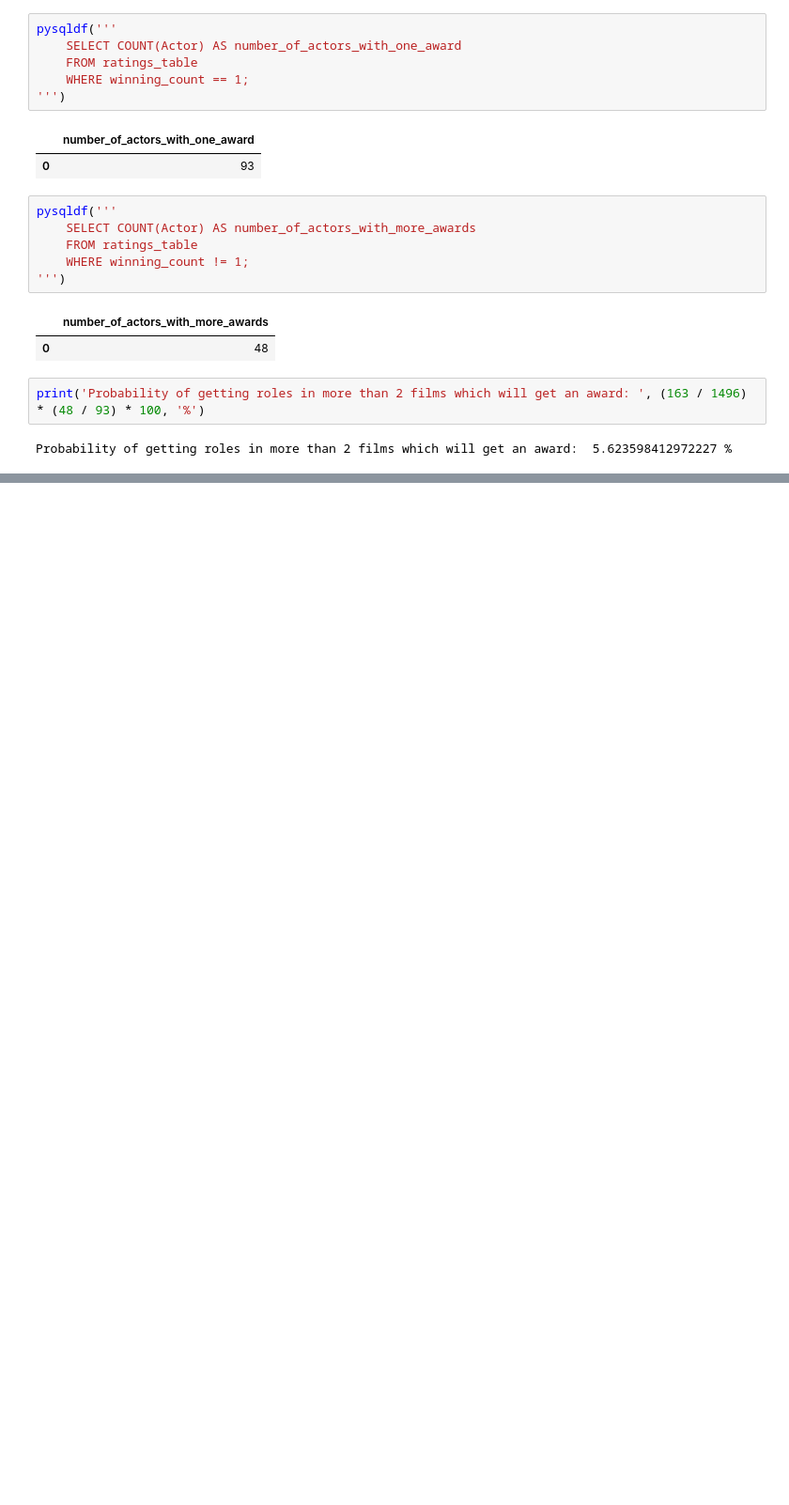
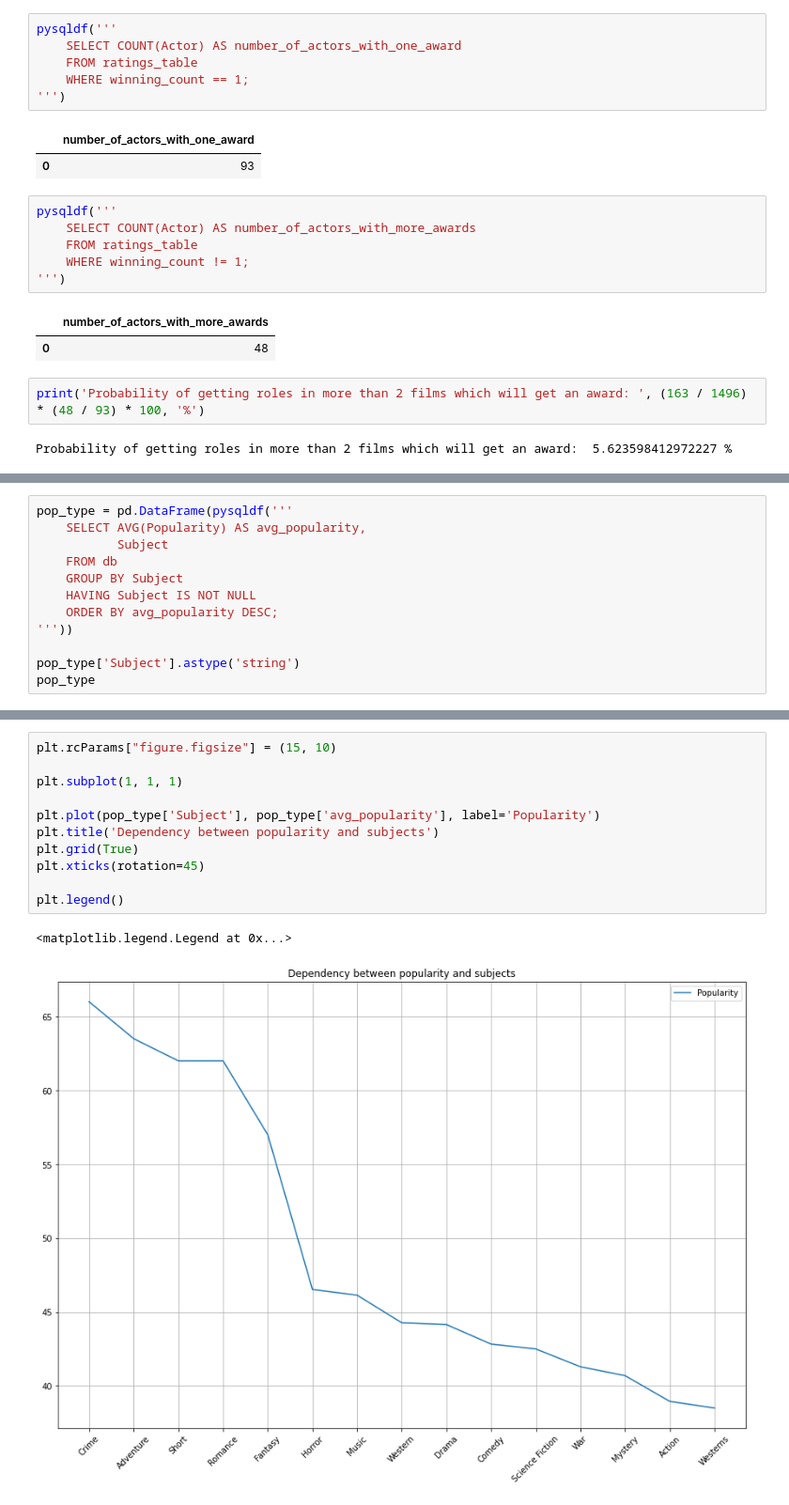
Before and after one commit to KKDD41/OlympicGamesDB_SQL_analysis, a Jupyter notebook: SQL_FilmsAnalysis_Milestone2.ipynb, the cells around one changed output, grey strips where cells are left out. Shown: that part at 94% size. Drawn from its saved outputs; the diff is of its cells as text; blank space fills up the shorter version.

```diff
--- a/SQL_FilmsAnalysis_Milestone2.ipynb
+++ b/SQL_FilmsAnalysis_Milestone2.ipynb
@@ -345,0 +368,12 @@ Probability of getting roles in more than 2 films which will get an award:  5.62
+# %%
+pop_type = pd.DataFrame(pysqldf('''
+    SELECT AVG(Popularity) AS avg_popularity,
+           Subject
+    FROM db
+    GROUP BY Subject
+    HAVING Subject IS NOT NULL
+    ORDER BY avg_popularity DESC;
+'''))
+
+pop_type['Subject'].astype('string')
+pop_type
@@ -345,0 +397,14 @@ Probability of getting roles in more than 2 films which will get an award:  5.62
+# %%
+plt.rcParams["figure.figsize"] = (15, 10)
+
+plt.subplot(1, 1, 1)
+
+plt.plot(pop_type['Subject'], pop_type['avg_popularity'], label='Popularity')
+plt.title('Dependency between popularity and subjects')
+plt.grid(True)
+plt.xticks(rotation=45)
+
+plt.legend()
+# %% [output]
+<matplotlib.legend.Legend at 0x...>
+[figure, added]
```
Also changed, not shown: parts of 9 cells of this notebook.
